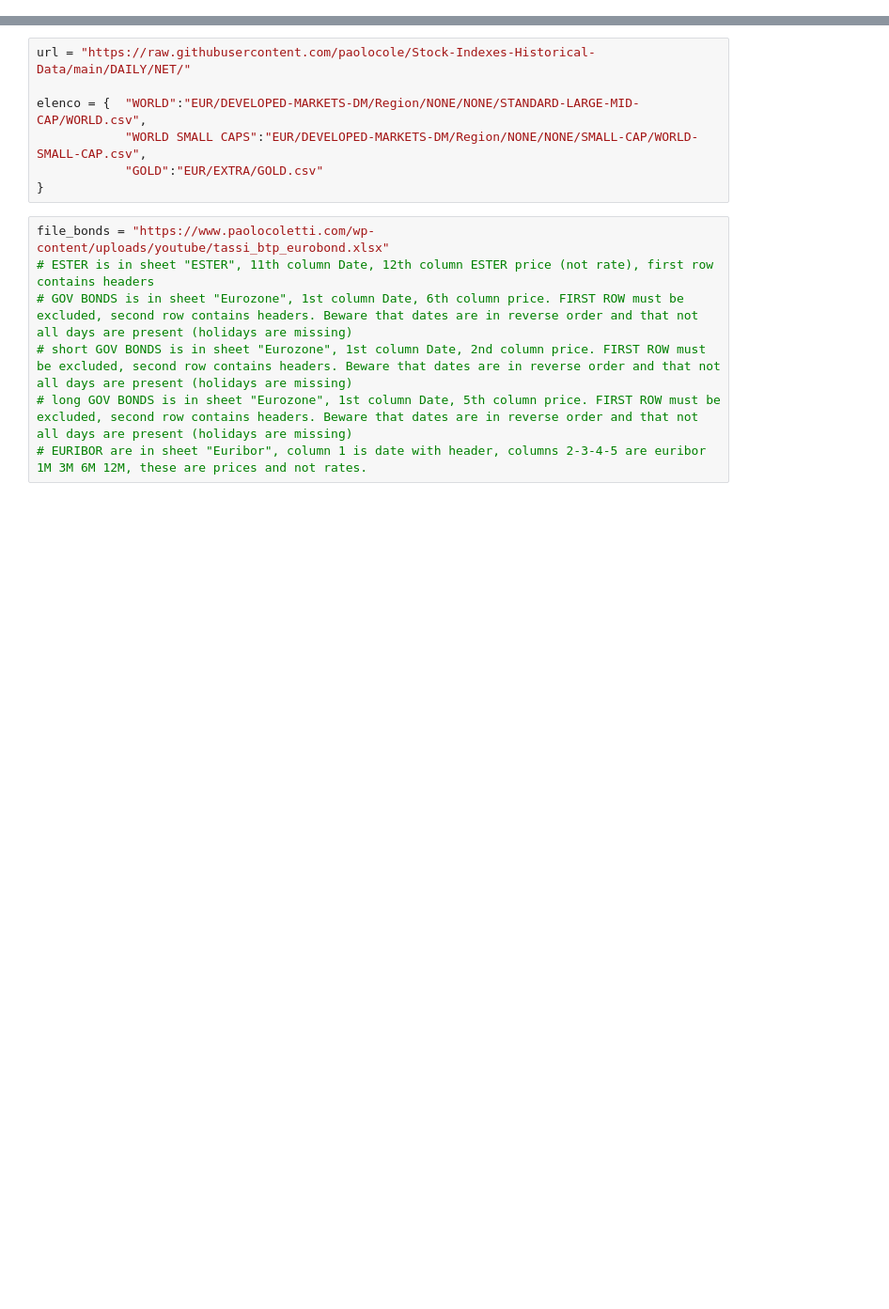
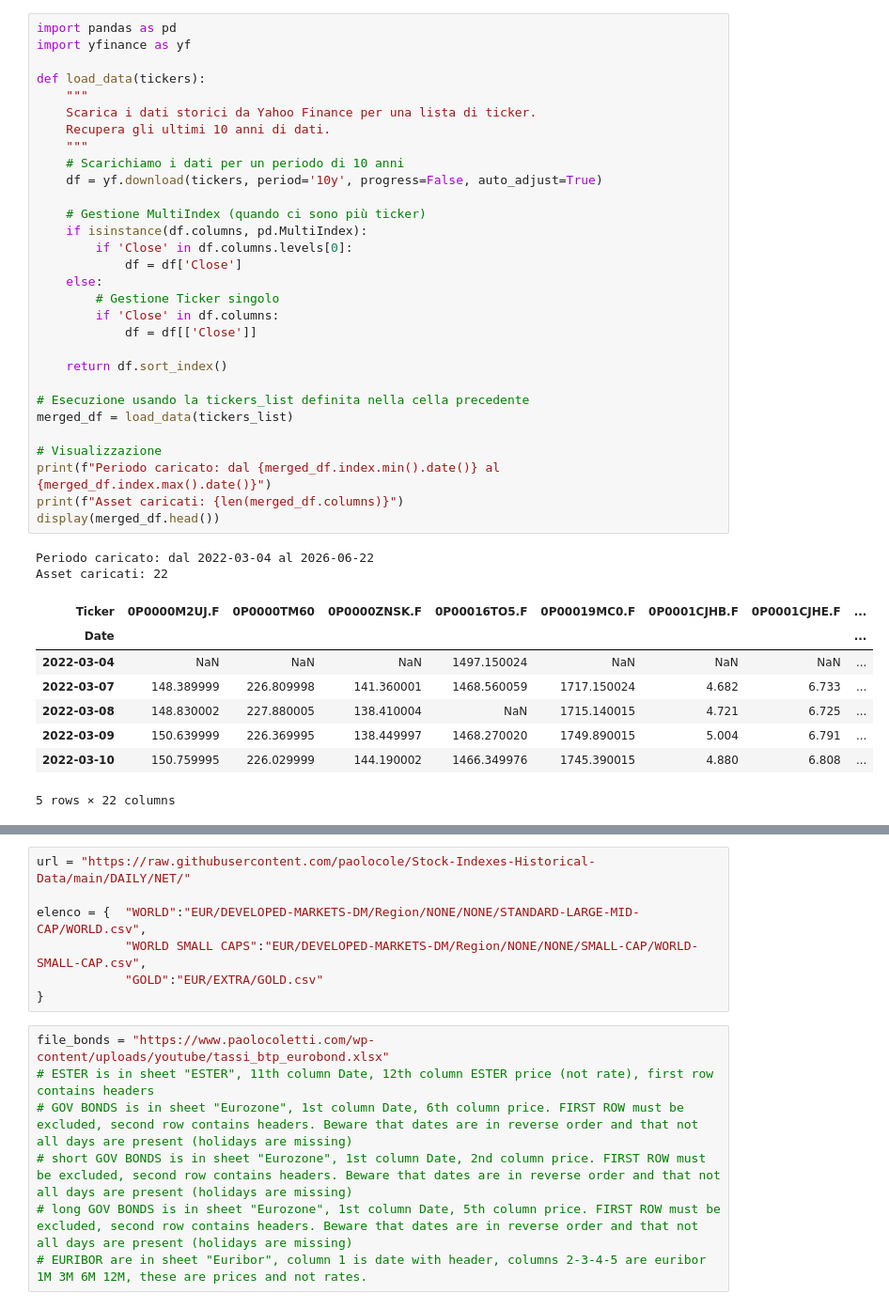
Before and after one commit to MarioPEL58/Finance, a Jupyter notebook: frontiera_efficiente_da_yf.ipynb, the cells around one changed output, grey strips where cells are left out. Shown at 94% size. Cells and saved outputs as stored; diff of their text form; blank space fills up the shorter version.

```diff
--- a/frontiera_efficiente_da_yf.ipynb
+++ b/frontiera_efficiente_da_yf.ipynb
@@ -60,3 +17,44 @@ display(merged_df.head())
+# %%
+import pandas as pd
+import yfinance as yf
+
+def load_data(tickers):
+    """
+    Scarica i dati storici da Yahoo Finance per una lista di ticker.
+    Recupera gli ultimi 10 anni di dati.
+    """
+    # Scarichiamo i dati per un periodo di 10 anni
+    df = yf.download(tickers, period='10y', progress=False, auto_adjust=True)
+
+    # Gestione MultiIndex (quando ci sono più ticker)
+    if isinstance(df.columns, pd.MultiIndex):
+        if 'Close' in df.columns.levels[0]:
+            df = df['Close']
+    else:
+        # Gestione Ticker singolo
+        if 'Close' in df.columns:
+            df = df[['Close']]
+
+    return df.sort_index()
+
+# Esecuzione usando la tickers_list definita nella cella precedente
+merged_df = load_data(tickers_list)
+
+# Visualizzazione
+print(f"Periodo caricato: dal {merged_df.index.min().date()} al {merged_df.index.max().date()}")
+print(f"Asset caricati: {len(merged_df.columns)}")
+display(merged_df.head())
+# %% [output]
+Periodo caricato: dal 2022-03-04 al 2026-06-22
+Asset caricati: 22
+| Ticker | 0P0000M2UJ.F | 0P0000TM60 | 0P0000ZNSK.F | 0P00016TO5.F | 0P00019MC0.F | 0P0001CJHB.F | 0P0001CJHE.F | ... |
+| Date |  |  |  |  |  |  |  | ... |
+| 2022-03-04 | NaN | NaN | NaN | 1497.150024 | NaN | NaN | NaN | ... |
+| 2022-03-07 | 148.389999 | 226.809998 | 141.360001 | 1468.560059 | 1717.150024 | 4.682 | 6.733 | ... |
+| 2022-03-08 | 148.830002 | 227.880005 | 138.410004 | NaN | 1715.140015 | 4.721 | 6.725 | ... |
+| 2022-03-09 | 150.639999 | 226.369995 | 138.449997 | 1468.270020 | 1749.890015 | 5.004 | 6.791 | ... |
+| 2022-03-10 | 150.759995 | 226.029999 | 144.190002 | 1466.349976 | 1745.390015 | 4.880 | 6.808 | ... |
+5 rows × 22 columns
 # %%
 # Find rows where all columns are present (no NaNs)
 mask = merged_df.notna().all(axis=1)
```
Also changed, not shown: parts of 9 cells of this notebook.
